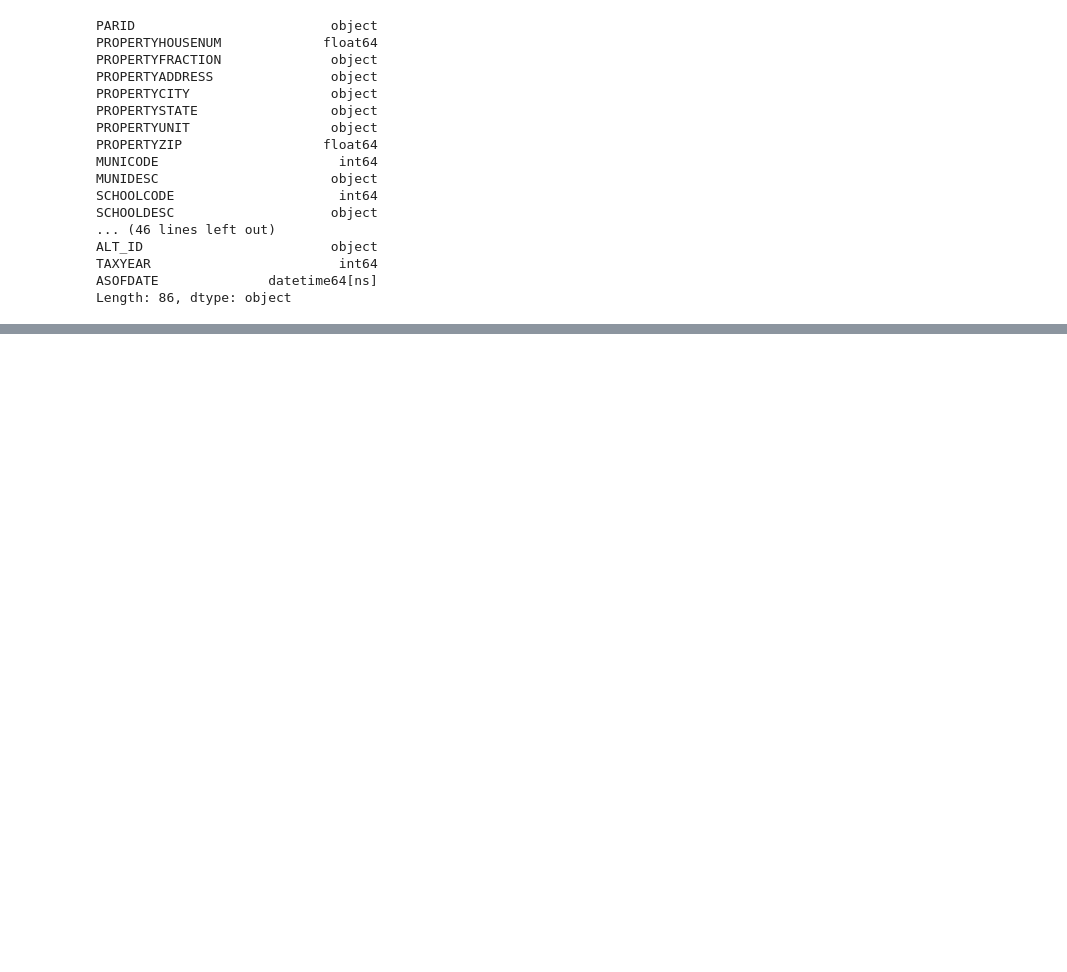
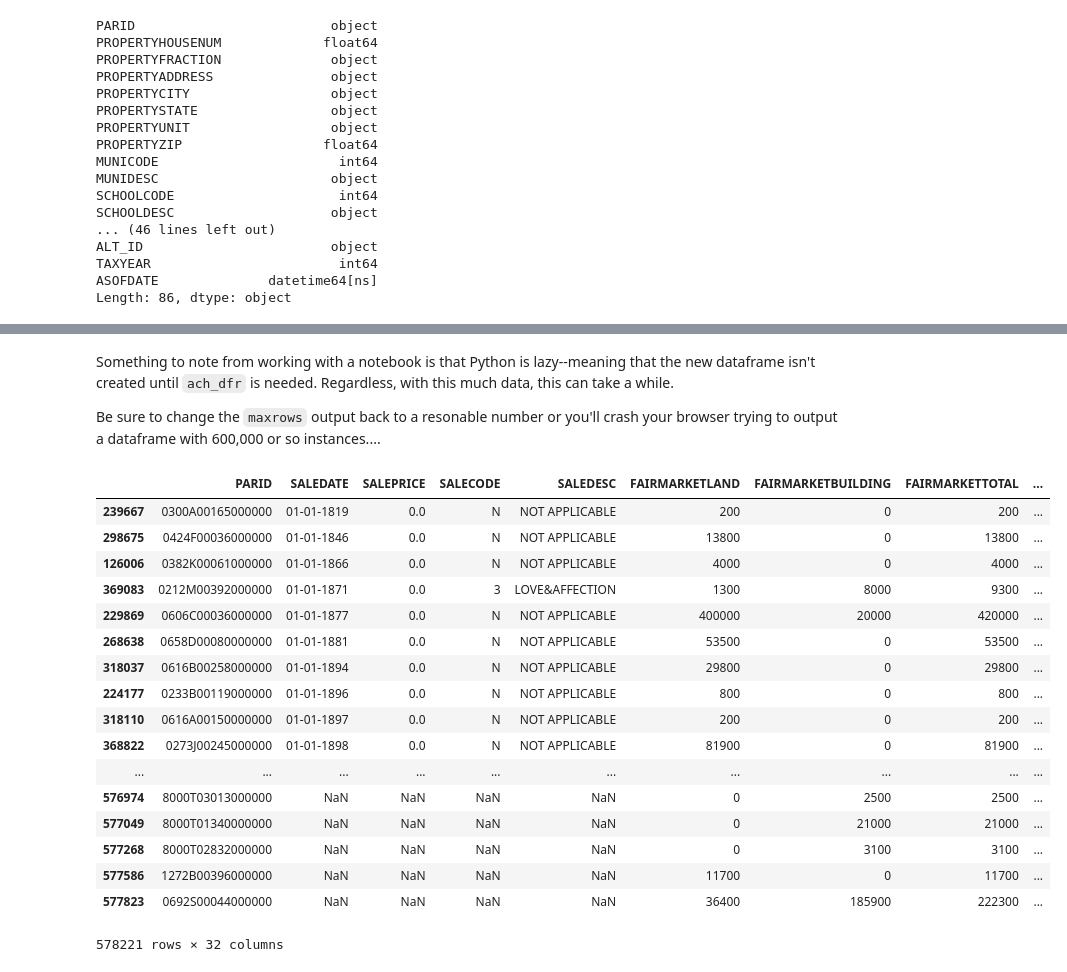
Before and after one commit to clockelliptic/data-mining, a Jupyter notebook: 1 - Statistics in Data Science.ipynb, the cells around one changed output, grey strips where cells are left out. Cells and saved outputs as stored; diff of their text form; code cells hidden in the pictures; blank space fills up the shorter version.

```diff
--- a/1 - Statistics in Data Science.ipynb
+++ b/1 - Statistics in Data Science.ipynb
@@ -194,0 +194,6 @@ There are two cases
+# %%
+# tell pandas to output entire dataframe even if it's too big to fit on the screen
+pd.set_option('display.max_rows', None)
+
+# print the dataframe
+ach_key_df
@@ -194,0 +312,32 @@ There are two cases
+# %% [markdown]
+Something to note from working with a notebook is that Python is lazy--meaning that the new dataframe isn't created until `ach_dfr` is needed. Regardless, with this much data, this can take a while.
+
+Be sure to change the `maxrows` output back to a resonable number or you'll crash your browser trying to output a dataframe with 600,000 or so instances....
+# %%
+# tell pandas to output entire dataframe even if it's too big to fit on the screen
+pd.set_option('display.max_rows', 50)
+
+# tell pandas to output all columns
+pd.set_option('display.max_columns', None)
+# %%
+# show the dataframe sorted by order of sale date
+ach_dfr.sort_values('SALEDATE')
+# %% [output]
+|  | PARID | SALEDATE | SALEPRICE | SALECODE | SALEDESC | FAIRMARKETLAND | FAIRMARKETBUILDING | FAIRMARKETTOTAL | ... |
+| 239667 | 0300A00165000000 | 01-01-1819 | 0.0 | N | NOT APPLICABLE | 200 | 0 | 200 | ... |
+| 298675 | 0424F00036000000 | 01-01-1846 | 0.0 | N | NOT APPLICABLE | 13800 | 0 | 13800 | ... |
+| 126006 | 0382K00061000000 | 01-01-1866 | 0.0 | N | NOT APPLICABLE | 4000 | 0 | 4000 | ... |
+| 369083 | 0212M00392000000 | 01-01-1871 | 0.0 | 3 | LOVE&AFFECTION | 1300 | 8000 | 9300 | ... |
+| 229869 | 0606C00036000000 | 01-01-1877 | 0.0 | N | NOT APPLICABLE | 400000 | 20000 | 420000 | ... |
+| 268638 | 0658D00080000000 | 01-01-1881 | 0.0 | N | NOT APPLICABLE | 53500 | 0 | 53500 | ... |
+| 318037 | 0616B00258000000 | 01-01-1894 | 0.0 | N | NOT APPLICABLE | 29800 | 0 | 29800 | ... |
+| 224177 | 0233B00119000000 | 01-01-1896 | 0.0 | N | NOT APPLICABLE | 800 | 0 | 800 | ... |
+| 318110 | 0616A00150000000 | 01-01-1897 | 0.0 | N | NOT APPLICABLE | 200 | 0 | 200 | ... |
+| 368822 | 0273J00245000000 | 01-01-1898 | 0.0 | N | NOT APPLICABLE | 81900 | 0 | 81900 | ... |
+| ... | ... | ... | ... | ... | ... | ... | ... | ... | ... |
+| 576974 | 8000T03013000000 | NaN | NaN | NaN | NaN | 0 | 2500 | 2500 | ... |
+| 577049 | 8000T01340000000 | NaN | NaN | NaN | NaN | 0 | 21000 | 21000 | ... |
+| 577268 | 8000T02832000000 | NaN | NaN | NaN | NaN | 0 | 3100 | 3100 | ... |
+| 577586 | 1272B00396000000 | NaN | NaN | NaN | NaN | 11700 | 0 | 11700 | ... |
+| 577823 | 0692S00044000000 | NaN | NaN | NaN | NaN | 36400 | 185900 | 222300 | ... |
+578221 rows × 32 columns
```
Also changed, not shown: parts of 30 cells of this notebook.
